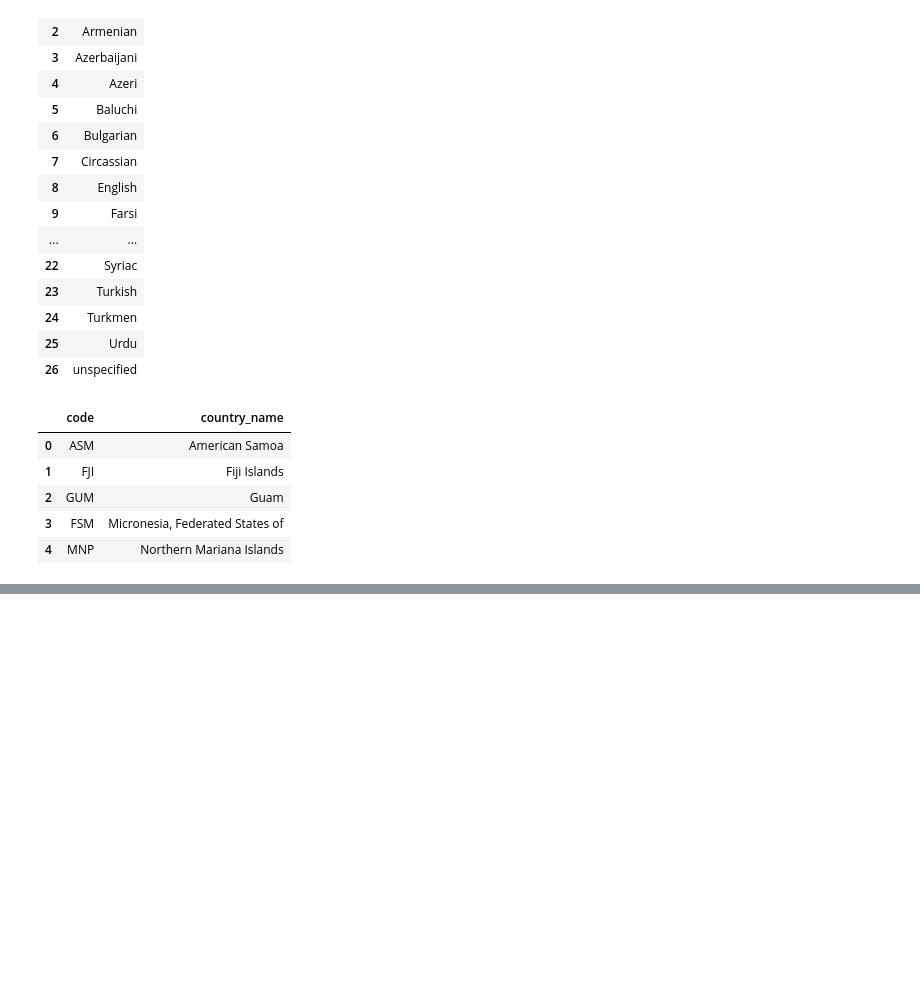
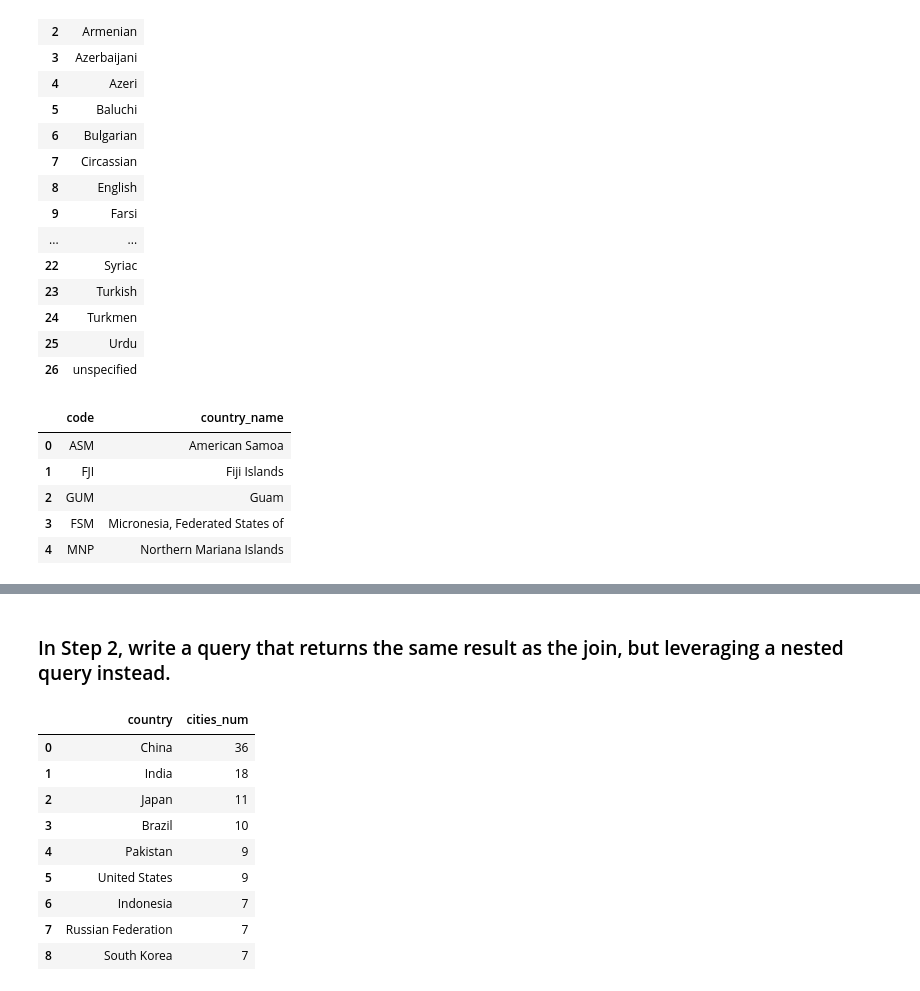
Before and after one commit to Cooleekova/data_engineering, a Jupyter notebook: SQL/Joining_data_in_SQL.ipynb, the cells around one changed output, grey strips where cells are left out. Drawn from its saved outputs; the diff is of its cells as text; code cells hidden in the pictures; blank space fills up the shorter version.

```diff
--- a/SQL/Joining_data_in_SQL.ipynb
+++ b/SQL/Joining_data_in_SQL.ipynb
@@ -579,0 +660,26 @@ pd.read_sql("""SELECT code, country_name
+# %% [markdown]
+### In Step 2,  write a query that returns the same result as the join, but leveraging a nested query instead.
+# %%
+# Notice how the subquery involves only one additional step in your SELECT statement,
+# whereas the JOIN and GROUP BY are a two-step process.
+
+pd.read_sql("""SELECT countries.country_name AS country,
+                 (SELECT COUNT(*)
+                  FROM cities
+                  WHERE countries.code = cities.country_code) AS cities_num
+               FROM countries
+               ORDER BY cities_num DESC, country
+               LIMIT 9
+               ;""",
+            con)
+# %% [output]
+|  | country | cities_num |
+| 0 | China | 36 |
+| 1 | India | 18 |
+| 2 | Japan | 11 |
+| 3 | Brazil | 10 |
+| 4 | Pakistan | 9 |
+| 5 | United States | 9 |
+| 6 | Indonesia | 7 |
+| 7 | Russian Federation | 7 |
+| 8 | South Korea | 7 |
```
Also changed, not shown: parts of 6 cells of this notebook.
